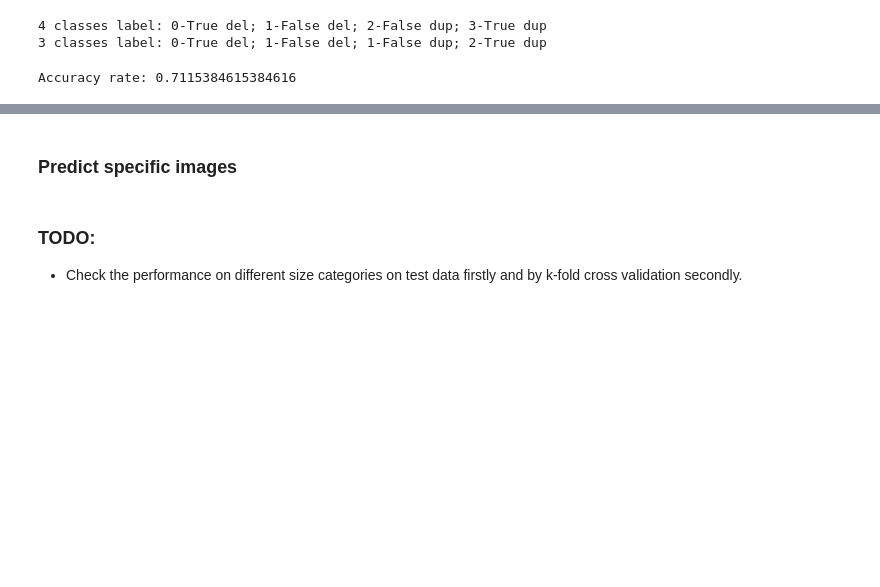
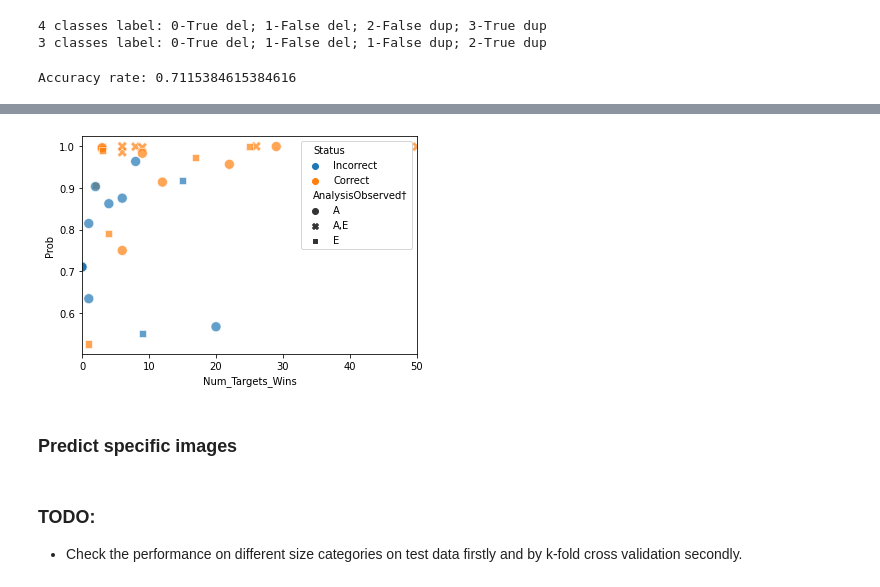
Before and after one commit to ShenLab/CNV-Espresso, a Jupyter notebook: src/prediction.ipynb, the cells around one changed output, grey strips where cells are left out. Cells and saved outputs as stored; diff of their text form; code cells hidden in the pictures; blank space fills up the shorter version.

```diff
--- a/src/prediction.ipynb
+++ b/src/prediction.ipynb
@@ -394,3 +295,12 @@ pred_output_df.to_csv(output_path+'pcgc_NimbleGenV2_data_prediction.csv',index=F
+# %%
+fig = sns.scatterplot(data=pred_output_df ,x="Num_Targets_Wins", y="Prob",hue="Status",
+                style="AnalysisObserved†",legend="auto",s=100, alpha=0.7)
+plt.xlim(0, 50)
+
+output_file = output_path+'pcgc_prediction_zoomin.png'
+plt.savefig(output_file, facecolor='w', edgecolor='w', bbox_inches = 'tight',dpi=150)
+# %% [output]
+[figure, added]
 # %% [markdown]
 ### Predict specific images
 # %%
```
Also changed, not shown: parts of 34 cells of this notebook, 4 other files.
